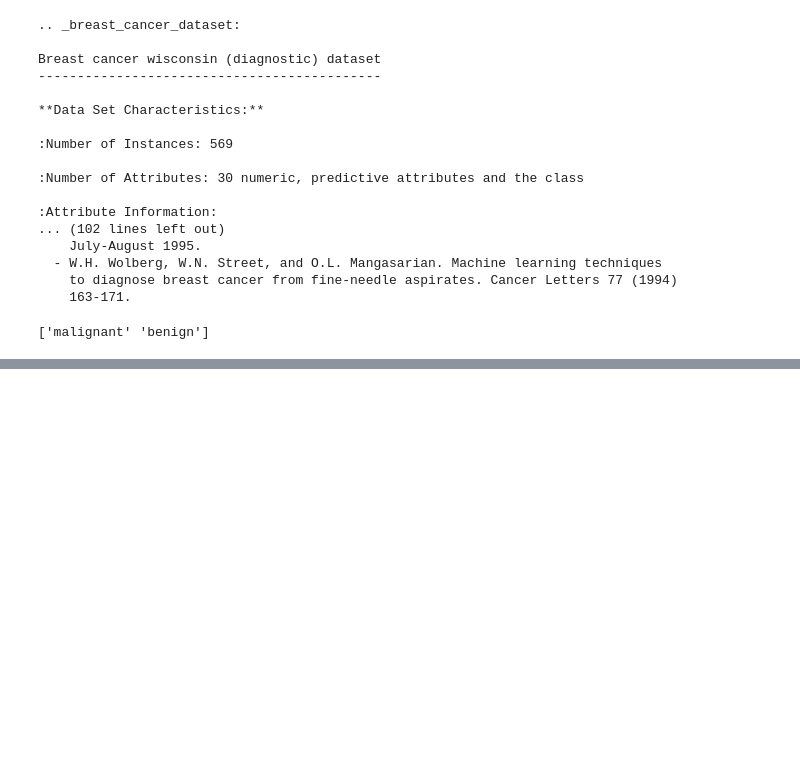
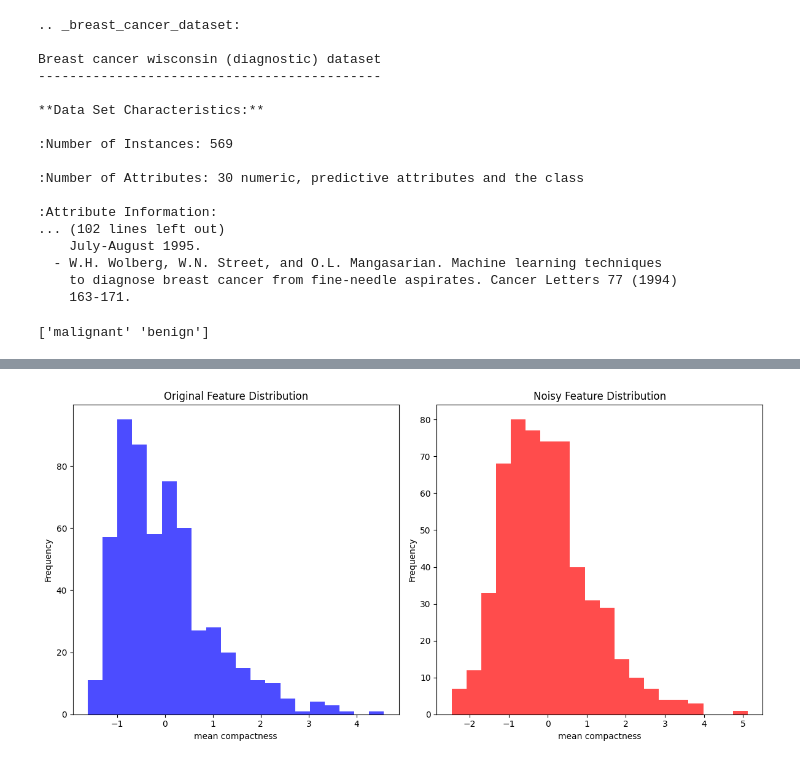
Before and after one commit to joneshshrestha/machine-learning-python, a Jupyter notebook: Classification/evaluation-techniques/breast_cancer_prediction.ipynb, the cells around one changed output, grey strips where cells are left out. Cells and saved outputs as stored; diff of their text form; code cells hidden in the pictures; blank space fills up the shorter version.

```diff
--- a/Classification/evaluation-techniques/breast_cancer_prediction.ipynb
+++ b/Classification/evaluation-techniques/breast_cancer_prediction.ipynb
@@ -63,3 +63,7 @@ X_scaled = scaler.fit_transform(X)
 np.random.seed(42) # for reproducibility
 noise_factor = 0.5 # control amount of noise
 X_noisy = X_scaled + noise_factor * np.random.normal(loc=0.0, scale=1.0, size=X.shape)
+
+# Load the original and noisy datasets into dataframe for comparison and visualization.
+df = pd.DataFrame(X_scaled, columns=feature_names)
+df_noisy = pd.DataFrame(X_noisy, columns=feature_names)
@@ -65,0 +95,22 @@ X_noisy = X_scaled + noise_factor * np.random.normal(loc=0.0, scale=1.0, size=X.
+# %%
+# Visualizing the noisy content
+plt.figure(figsize=(12,6))
+
+# Original feature distribution (Noise Free)
+plt.subplot(1,2,1) # no. of rows in grid, no. of columns in the grid, index of the subplot
+plt.hist(df[feature_names[5]], bins=20, alpha=0.7, color='blue', label='Original')
+plt.title('Original Feature Distribution')
+plt.xlabel(feature_names[5])
+plt.ylabel('Frequency')
+
+# Noisy Feature Distribution
+plt.subplot(1,2,2)
+plt.hist(df_noisy[feature_names[5]], bins=20, alpha=0.7, color='red', label='Noisy')
+plt.title('Noisy Feature Distribution')
+plt.xlabel(feature_names[5])
+plt.ylabel('Frequency')
+
+plt.tight_layout() #Ensures proper spacing between subplots
+plt.show()
+# %% [output]
+[figure, added]
```
Also changed, not shown: parts of 3 cells of this notebook, 1 other file.
